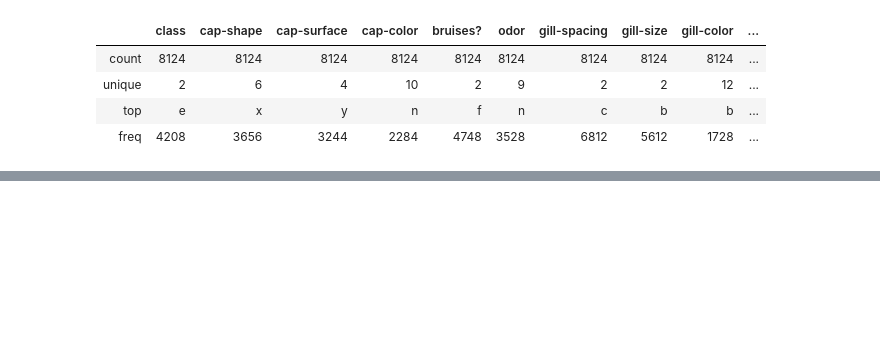
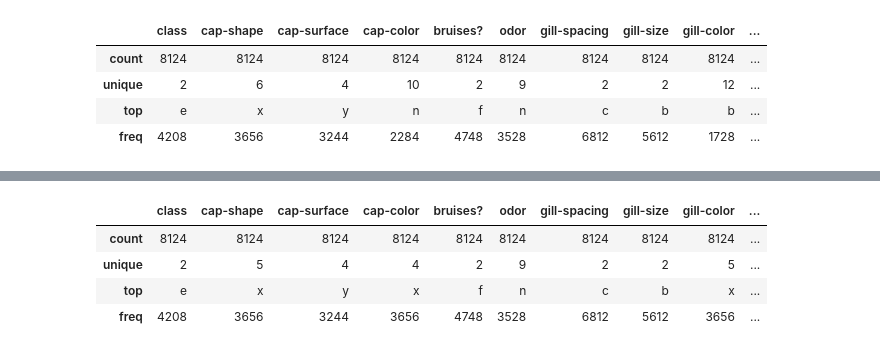
Before and after one commit to davidvicentemartinez/MachineLearning, a Jupyter notebook: P1-Auditoria/Audit-A1.ipynb, the cells around one changed output, grey strips where cells are left out. Drawn from its saved outputs; the diff is of its cells as text; code cells hidden in the pictures; blank space fills up the shorter version.

```diff
--- a/P1-Auditoria/Audit-A1.ipynb
+++ b/P1-Auditoria/Audit-A1.ipynb
@@ -141,0 +150,17 @@ pd.crosstab(index = mushroom_dataframe['stalk-surface-above-ring'], columns = mu
+# %%
+mushroom_dataframe['cap-shape'] = mushroom_dataframe['cap-shape'].replace({'s': 'ot', 'c': 'ot'})
+mushroom_dataframe['cap-color'] = mushroom_dataframe['cap-shape'].replace({'b': 'ot', 'p': 'ot', 'c': 'ot', 'r': 'ot', 'u': 'ot'})
+mushroom_dataframe['gill-color'] = mushroom_dataframe['cap-shape'].replace({'e': 'ot', 'y': 'ot', 'o': 'ot', 'r': 'ot'})
+mushroom_dataframe['stalk-surface-above-ring'] = mushroom_dataframe['cap-shape'].replace({'f': 'ot', 'y': 'ot'})
+mushroom_dataframe['stalk-color-above-ring'] = mushroom_dataframe['cap-shape'].replace({'o': 'ot', 'e': 'ot', 'c': 'ot', 'y': 'ot'})
+mushroom_dataframe['stalk-color-bellow-ring'] = mushroom_dataframe['cap-shape'].replace({'o': 'ot', 'e': 'ot', 'c': 'ot', 'y': 'ot'})
+mushroom_dataframe['ring-type'] = mushroom_dataframe['cap-shape'].replace({'f': 'ot', 'n': 'ot'})
+mushroom_dataframe['spore-print-color'] = mushroom_dataframe['cap-shape'].replace({'r': 'ot', 'y': 'ot', 'o': 'ot', 'b': 'ot', 'u': 'ot'})
+
+mushroom_dataframe.describe()
+# %% [output]
+|  | class | cap-shape | cap-surface | cap-color | bruises? | odor | gill-spacing | gill-size | gill-color | ... |
+| count | 8124 | 8124 | 8124 | 8124 | 8124 | 8124 | 8124 | 8124 | 8124 | ... |
+| unique | 2 | 5 | 4 | 4 | 2 | 9 | 2 | 2 | 5 | ... |
+| top | e | x | y | x | f | n | c | b | x | ... |
+| freq | 4208 | 3656 | 3244 | 3656 | 4748 | 3528 | 6812 | 5612 | 3656 | ... |
```
Also changed, not shown: parts of 16 cells of this notebook.
